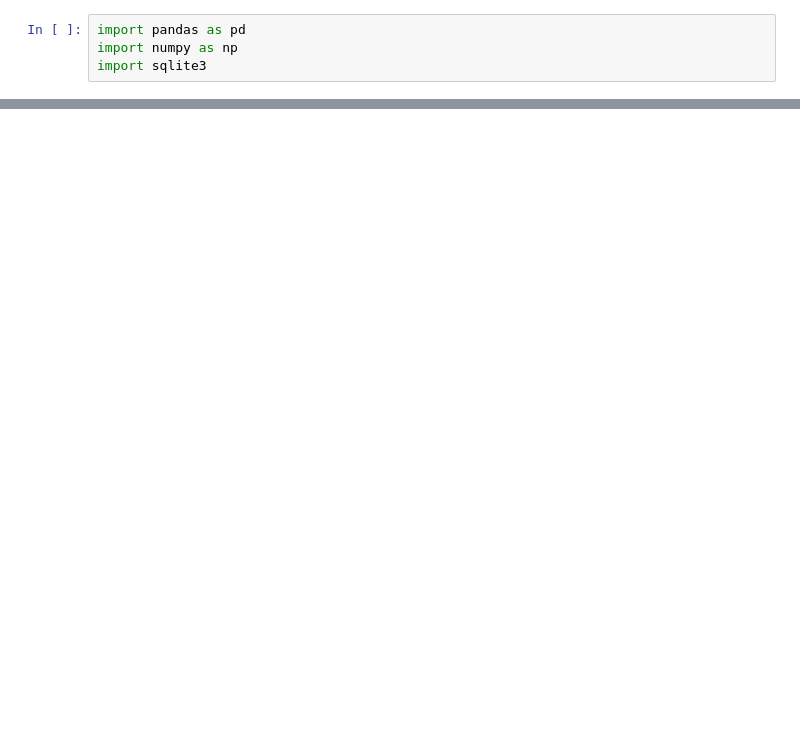
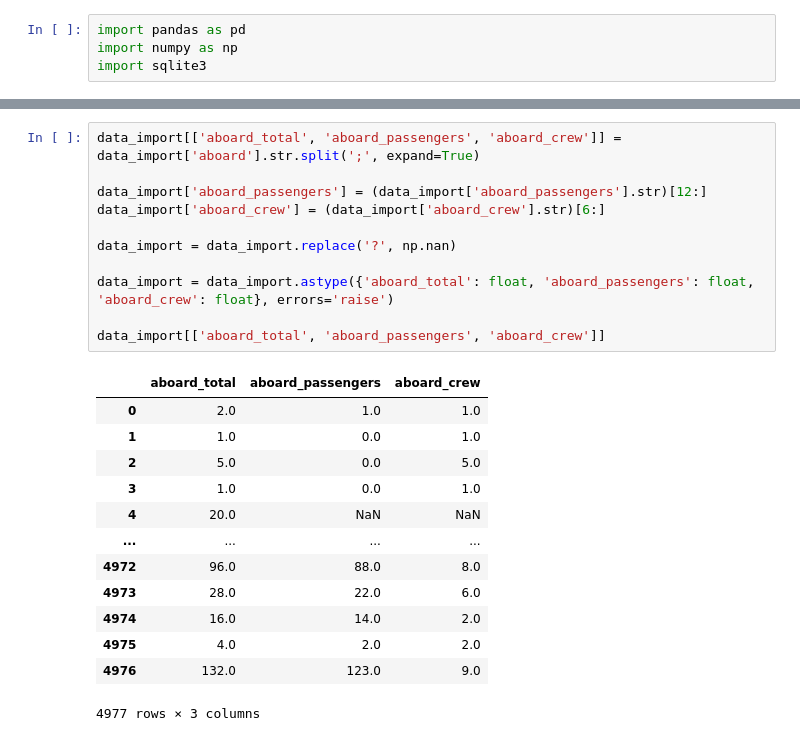
Before and after one commit to Arbuz0/aviation-accidents, a Jupyter notebook: EDA.ipynb, the cells around one changed output, grey strips where cells are left out. Drawn from its saved outputs; the diff is of its cells as text; blank space fills up the shorter version.

```diff
--- a/EDA.ipynb
+++ b/EDA.ipynb
@@ -23,0 +80,25 @@ data_import
+# %%
+data_import[['aboard_total', 'aboard_passengers', 'aboard_crew']] = data_import['aboard'].str.split(';', expand=True)
+
+data_import['aboard_passengers'] = (data_import['aboard_passengers'].str)[12:]
+data_import['aboard_crew'] = (data_import['aboard_crew'].str)[6:]
+
+data_import = data_import.replace('?', np.nan)
+
+data_import = data_import.astype({'aboard_total': float, 'aboard_passengers': float, 'aboard_crew': float}, errors='raise')
+
+data_import[['aboard_total', 'aboard_passengers', 'aboard_crew']]
+# %% [output]
+|  | aboard_total | aboard_passengers | aboard_crew |
+| 0 | 2.0 | 1.0 | 1.0 |
+| 1 | 1.0 | 0.0 | 1.0 |
+| 2 | 5.0 | 0.0 | 5.0 |
+| 3 | 1.0 | 0.0 | 1.0 |
+| 4 | 20.0 | NaN | NaN |
+| ... | ... | ... | ... |
+| 4972 | 96.0 | 88.0 | 8.0 |
+| 4973 | 28.0 | 22.0 | 6.0 |
+| 4974 | 16.0 | 14.0 | 2.0 |
+| 4975 | 4.0 | 2.0 | 2.0 |
+| 4976 | 132.0 | 123.0 | 9.0 |
+4977 rows × 3 columns
```
Also changed, not shown: parts of 11 cells of this notebook, 3 other files.
